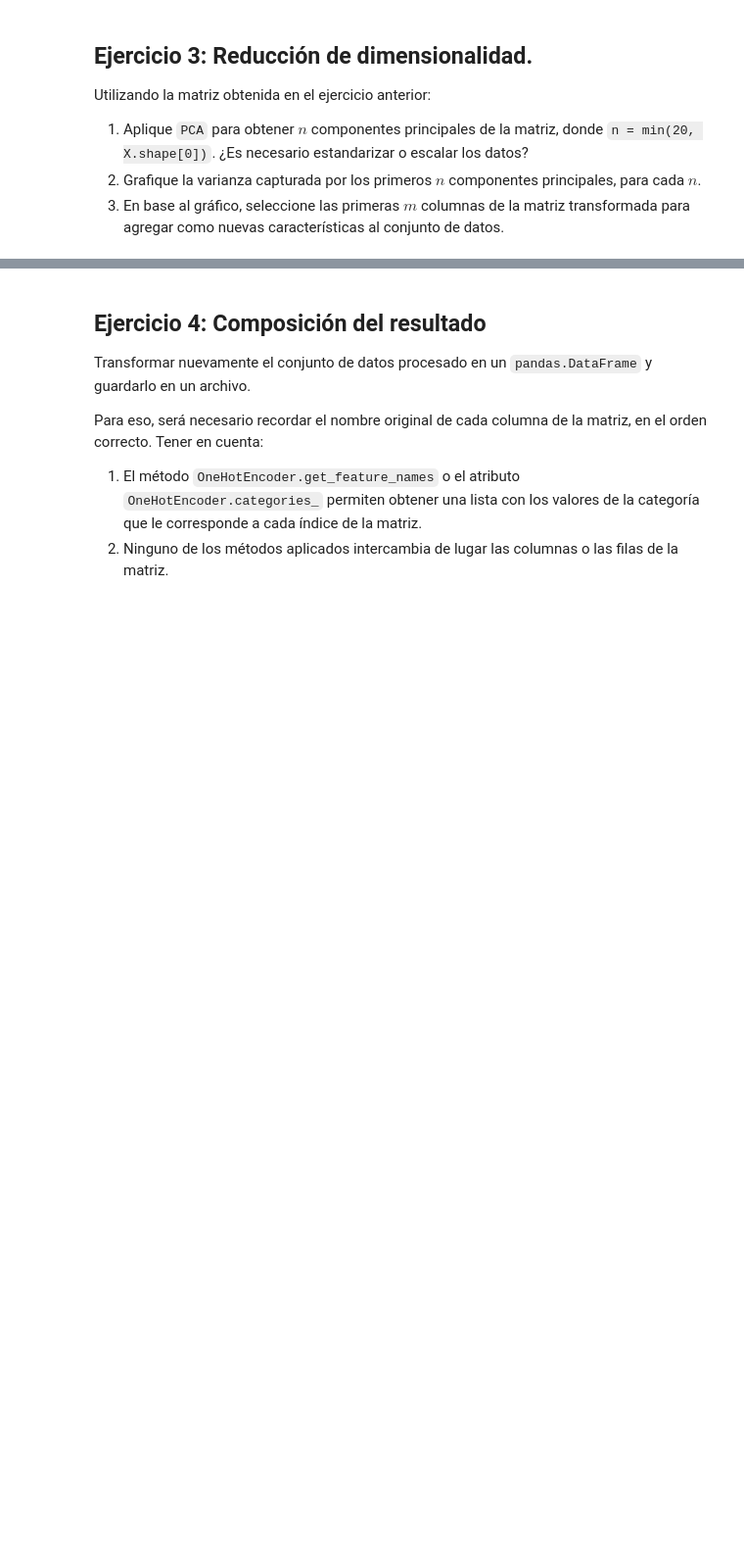
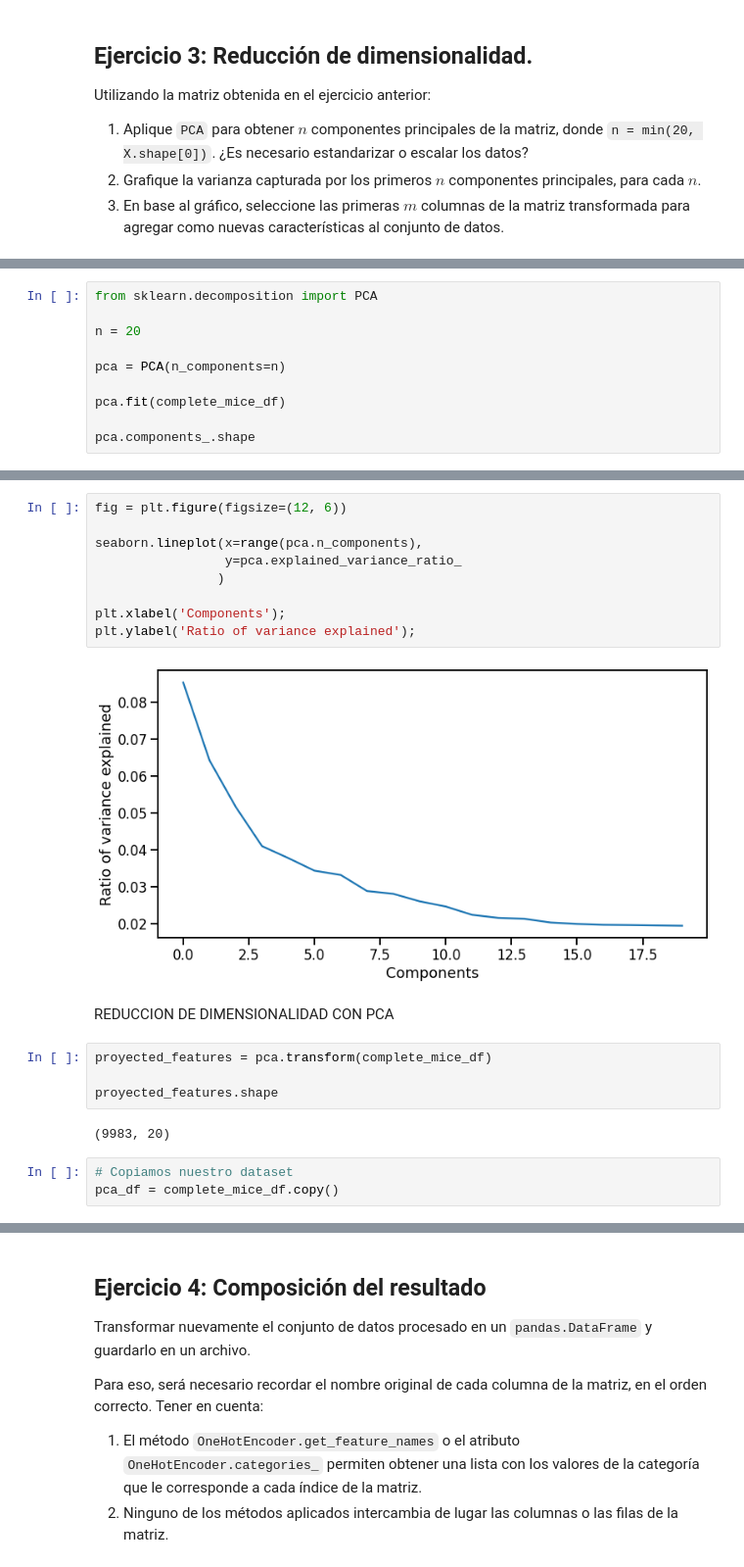
Before and after one commit to Francisco-Rua/Data-Science-2022, a Jupyter notebook: Entregable 2 - Analisis Exploratorio y Curacion de Datos/Entregable 2 - Parte 2.ipynb, the cells around one changed output, grey strips where cells are left out. Shown: that part at 98% size. Drawn from its saved outputs; the diff is of its cells as text; blank space fills up the shorter version.

```diff
--- a/Entregable 2 - Analisis Exploratorio y Curacion de Datos/Entregable 2 - Parte 2.ipynb
+++ b/Entregable 2 - Analisis Exploratorio y Curacion de Datos/Entregable 2 - Parte 2.ipynb
@@ -201,0 +342,10 @@ Utilizando la matriz obtenida en el ejercicio anterior:
+# %%
+from sklearn.decomposition import PCA
+
+n = 20
+
+pca = PCA(n_components=n)
+
+pca.fit(complete_mice_df)
+
+pca.components_.shape
@@ -201,0 +379,22 @@ Utilizando la matriz obtenida en el ejercicio anterior:
+# %%
+fig = plt.figure(figsize=(12, 6))
+
+seaborn.lineplot(x=range(pca.n_components),
+                 y=pca.explained_variance_ratio_
+                )
+
+plt.xlabel('Components');
+plt.ylabel('Ratio of variance explained');
+# %% [output]
+[figure, added]
+# %% [markdown]
+REDUCCION DE DIMENSIONALIDAD CON PCA
+# %%
+proyected_features = pca.transform(complete_mice_df)
+
+proyected_features.shape
+# %% [output]
+(9983, 20)
+# %%
+# Copiamos nuestro dataset
+pca_df = complete_mice_df.copy()
```
Also changed, not shown: parts of 29 cells of this notebook, 1 other file.
